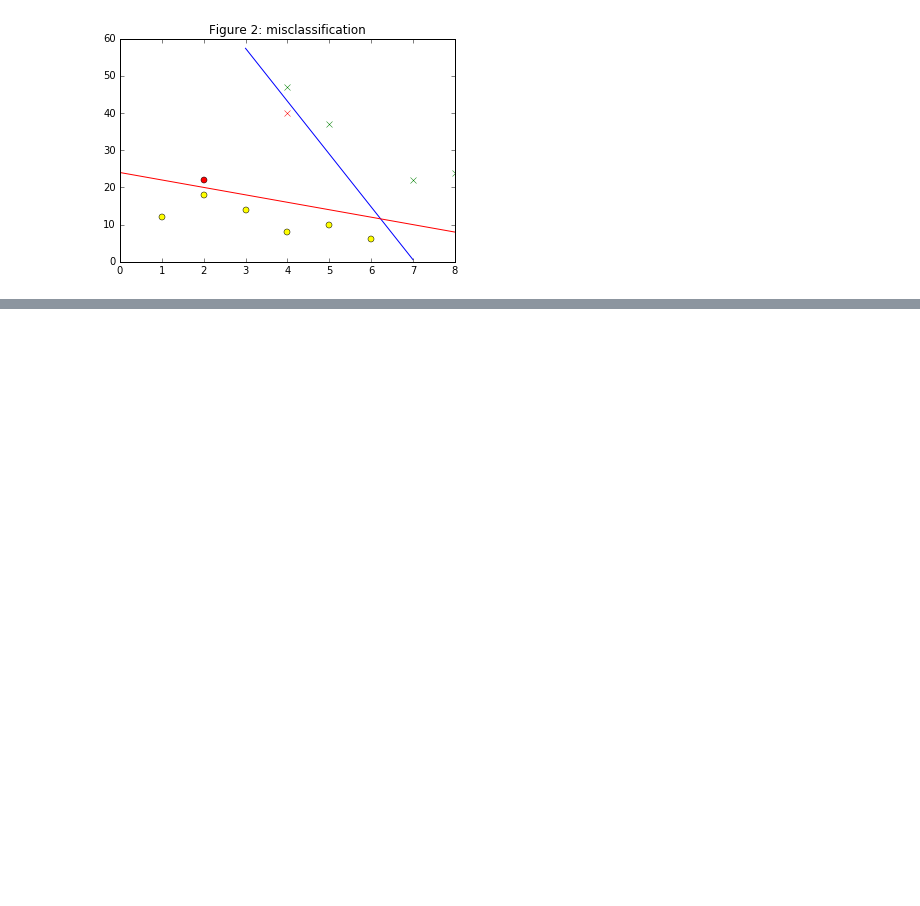
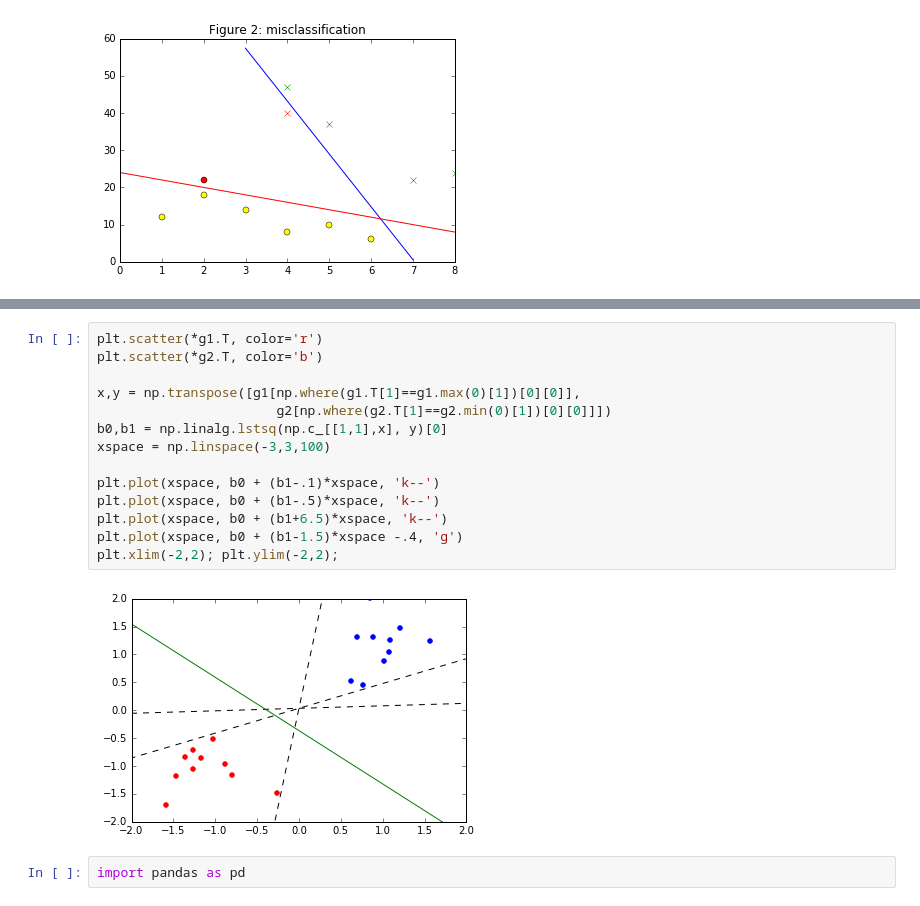
Before and after one commit to muatik/machine-learning-examples, a Jupyter notebook: SVM.ipynb, the cells around one changed output, grey strips where cells are left out. Cells and saved outputs as stored; diff of their text form; blank space fills up the shorter version.

```diff
--- a/SVM.ipynb
+++ b/SVM.ipynb
@@ -58,0 +146,18 @@ plt.title("Figure 3: maximum margin")
+# %%
+plt.scatter(*g1.T, color='r')
+plt.scatter(*g2.T, color='b')
+
+x,y = np.transpose([g1[np.where(g1.T[1]==g1.max(0)[1])[0][0]],
+                       g2[np.where(g2.T[1]==g2.min(0)[1])[0][0]]])
+b0,b1 = np.linalg.lstsq(np.c_[[1,1],x], y)[0]
+xspace = np.linspace(-3,3,100)
+
+plt.plot(xspace, b0 + (b1-.1)*xspace, 'k--')
+plt.plot(xspace, b0 + (b1-.5)*xspace, 'k--')
+plt.plot(xspace, b0 + (b1+6.5)*xspace, 'k--')
+plt.plot(xspace, b0 + (b1-1.5)*xspace -.4, 'g')
+plt.xlim(-2,2); plt.ylim(-2,2);
+# %% [output]
+[figure, added]
+# %%
+import pandas as pd
```
Also changed, not shown: parts of 15 cells of this notebook, 4 other files.
